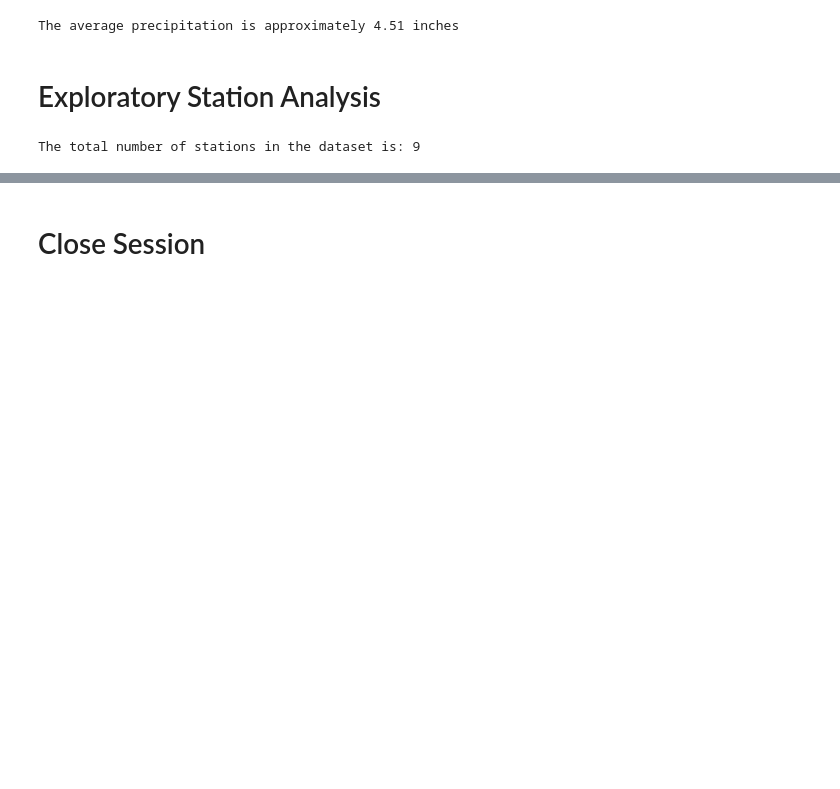
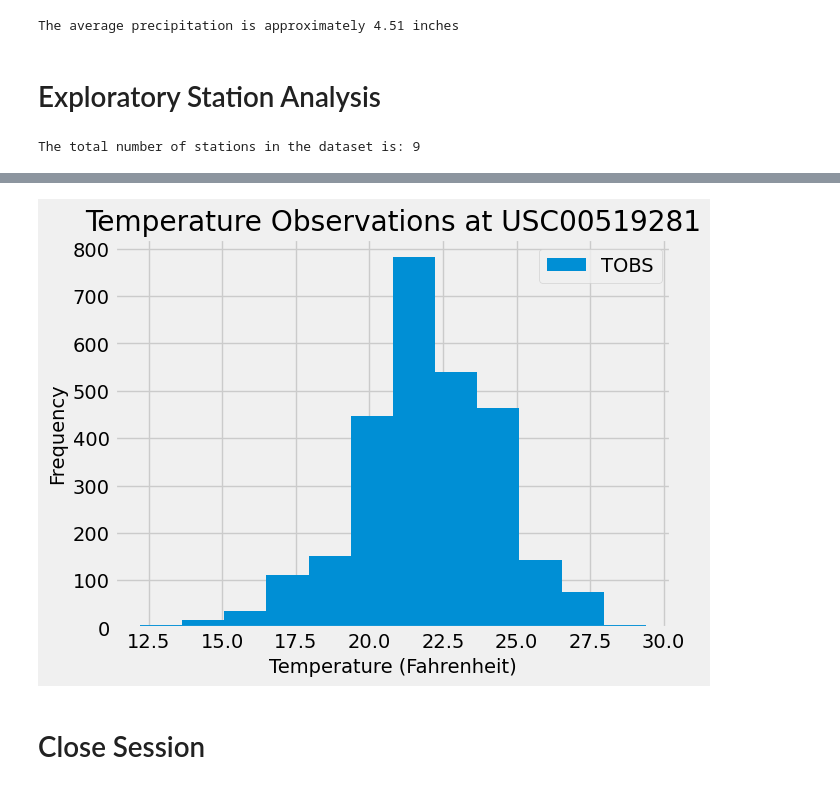
Before and after one commit to flormartinaus/sqlalchemy-challenge, a Jupyter notebook: climate_starter.ipynb, the cells around one changed output, grey strips where cells are left out. Cells and saved outputs as stored; diff of their text form; code cells hidden in the pictures; blank space fills up the shorter version.

```diff
--- a/climate_starter.ipynb
+++ b/climate_starter.ipynb
@@ -184,3 +211,13 @@ The total number of stations in the dataset is: 9
 # %%
 # Using the most active station id
 # Query the last 12 months of temperature observation data for this station and plot the results as a histogram
+
+sel = [Measurement.date, Measurement.tobs]
+start_date = '18/08/2016'
+
+station_temps = session.query(*sel).\
+    filter(and_(Measurement.date >= start_date, Measurement.station == 'USC00519281')).\
+    order_by(Measurement.date).all()
+
+station_temps_df = pd.DataFrame(station_temps, columns=['Measurement Date', 'Temperature'])
+station_temps_df.head()
@@ -187,3 +231,14 @@ The total number of stations in the dataset is: 9
+# %%
+plt.hist(station_temps_df['Temperature'],bins=12, density=False, label="TOBS")
+plt.xlabel("Temperature (Fahrenheit)")
+plt.ylabel("Frequency")
+plt.legend()
+plt.title("Temperature Observations at USC00519281")
+plt.figsize=(10,7)
+plt.savefig('Annual_Temps_USC00519281.png',bbox_inches='tight')
+plt.show()
+# %% [output]
+[figure, added]
 # %% [markdown]
 # Close Session
 # %%
```
Also changed, not shown: parts of 4 cells of this notebook, 1 other file.
